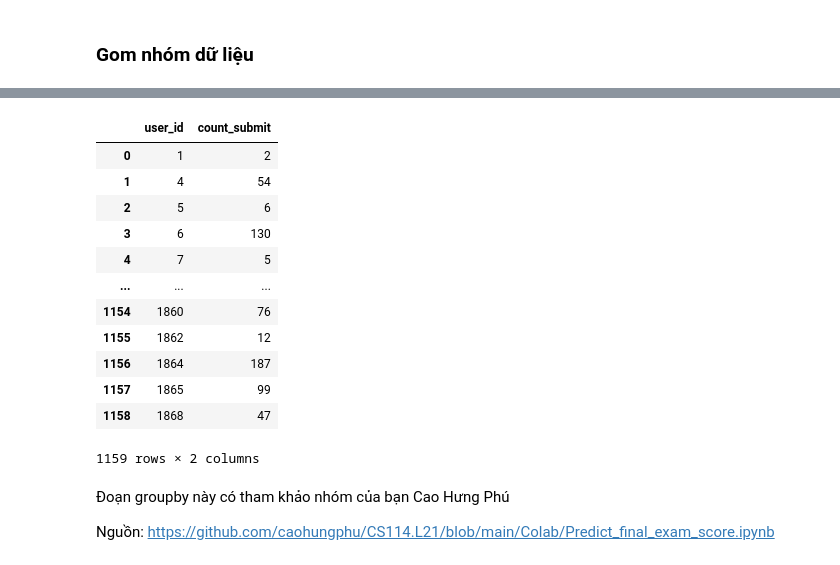
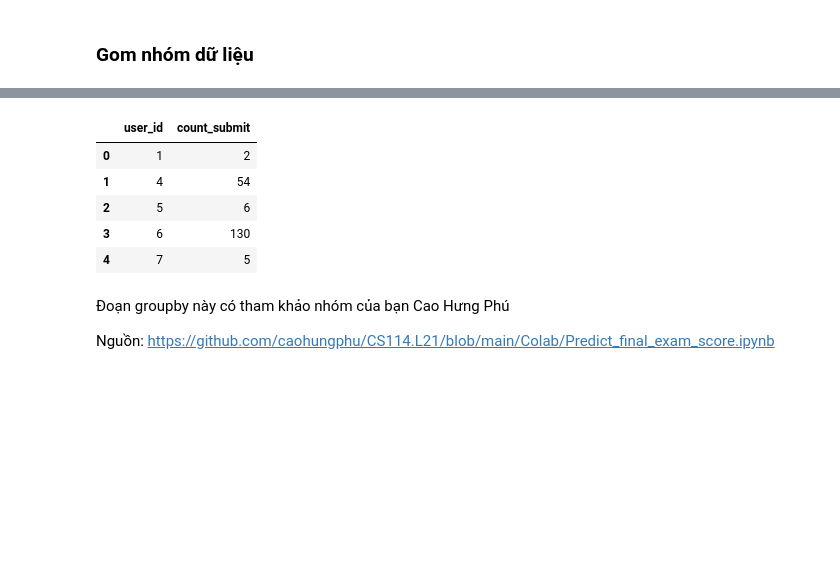
Before and after one commit to dxmai/CS114.L21.KHCL, a Jupyter notebook: Colab/DuDoanDiemCuoiKi.ipynb, the cells around one changed output, grey strips where cells are left out. Saved outputs shown, nothing was run; the diff lists cells and outputs as text; code cells hidden in the pictures; blank space fills up the shorter version.

```diff
--- a/Colab/DuDoanDiemCuoiKi.ipynb
+++ b/Colab/DuDoanDiemCuoiKi.ipynb
@@ -82,22 +75,15 @@ wecode1
 # %%
 #Tổng số lần submit
 wecode2= wecode_new.groupby('user_id',as_index= False).id.count()
 wecode2=wecode2.rename (columns={'id':'count_submit'})
-wecode2
+wecode2.head()
 # %% [output]
 |  | user_id | count_submit |
 | 0 | 1 | 2 |
 | 1 | 4 | 54 |
 | 2 | 5 | 6 |
 | 3 | 6 | 130 |
 | 4 | 7 | 5 |
-| ... | ... | ... |
-| 1154 | 1860 | 76 |
-| 1155 | 1862 | 12 |
-| 1156 | 1864 | 187 |
-| 1157 | 1865 | 99 |
-| 1158 | 1868 | 47 |
-1159 rows × 2 columns
 # %% [markdown]
 Đoạn groupby này có tham khảo nhóm của bạn Cao Hưng Phú
 
```
Also changed, not shown: parts of 26 cells of this notebook.
